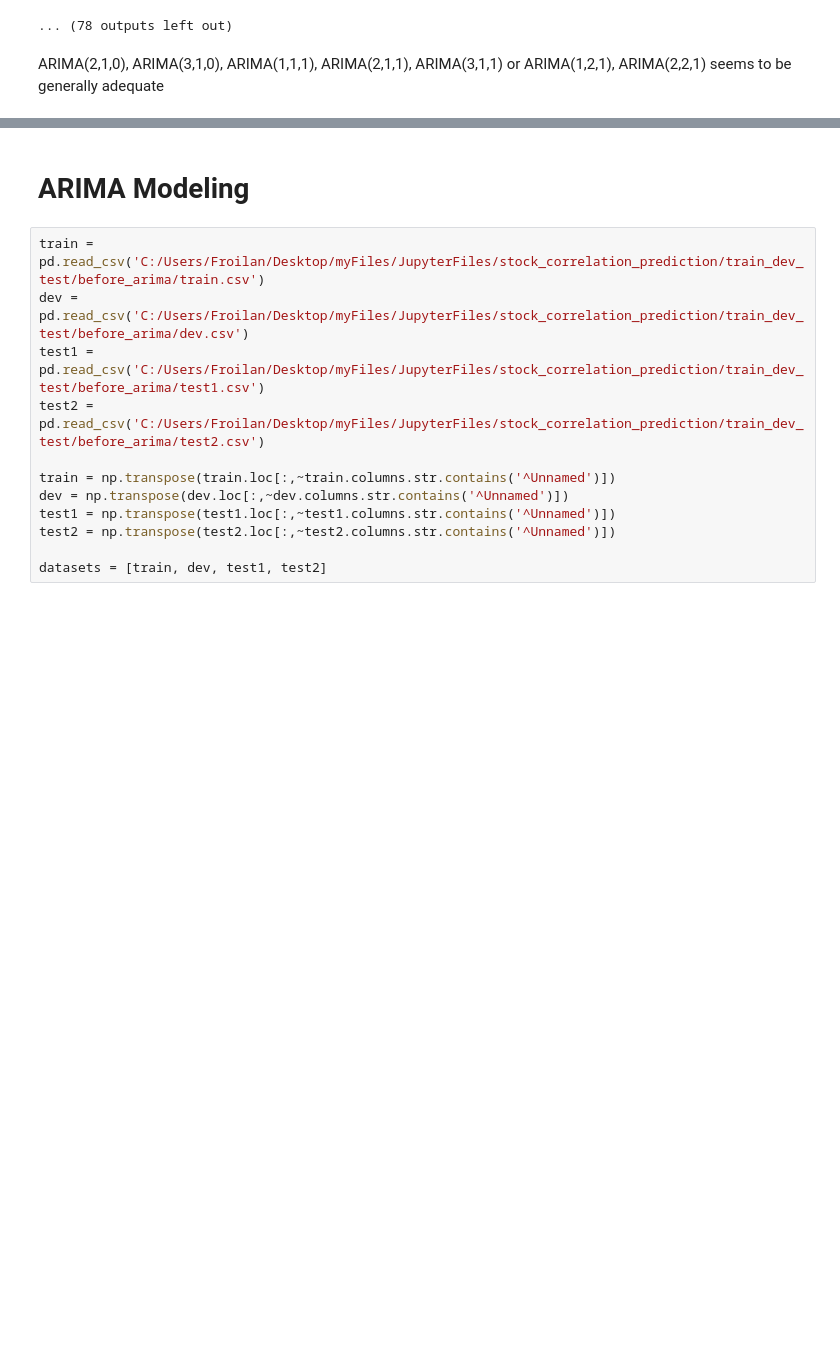
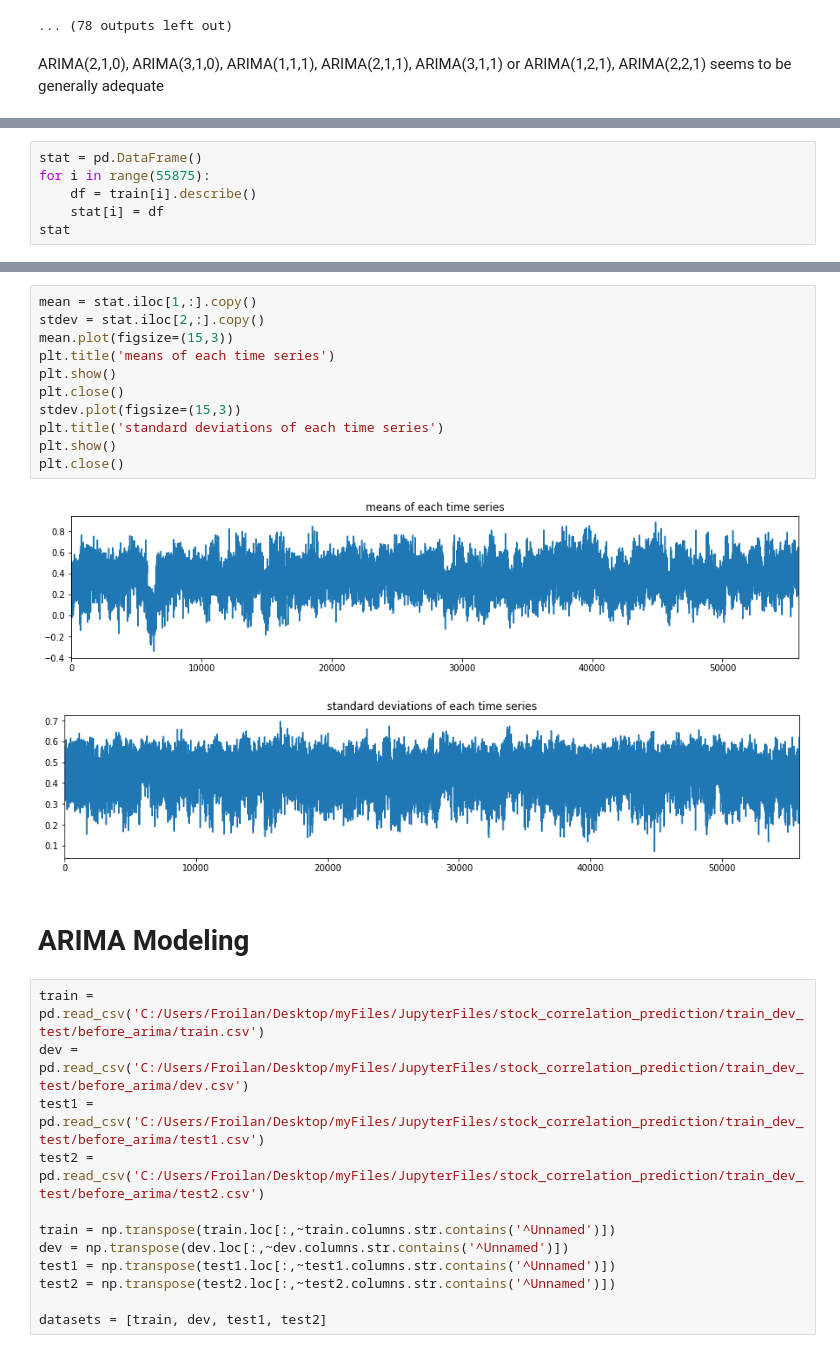
Before and after one commit to imhgchoi/ARIMA-LSTM-hybrid-corrcoef-predict, a Jupyter notebook: ARIMA_MODELING.ipynb, the cells around one changed output, grey strips where cells are left out. Cells and saved outputs as stored; diff of their text form; blank space fills up the shorter version.

```diff
--- a/ARIMA_MODELING.ipynb
+++ b/ARIMA_MODELING.ipynb
@@ -152,0 +179,6 @@ ARIMA(2,1,0), ARIMA(3,1,0), ARIMA(1,1,1), ARIMA(2,1,1), ARIMA(3,1,1) or ARIMA(1,
+# %%
+stat = pd.DataFrame()
+for i in range(55875):
+    df = train[i].describe()
+    stat[i] = df
+stat
@@ -153,3 +196,17 @@ ARIMA(2,1,0), ARIMA(3,1,0), ARIMA(1,1,1), ARIMA(2,1,1), ARIMA(3,1,1) or ARIMA(1,
+# %%
+mean = stat.iloc[1,:].copy()
+stdev = stat.iloc[2,:].copy()
+mean.plot(figsize=(15,3))
+plt.title('means of each time series')
+plt.show()
+plt.close()
+stdev.plot(figsize=(15,3))
+plt.title('standard deviations of each time series')
+plt.show()
+plt.close()
+# %% [output]
+[figure, added]
+[figure, added]
 # %% [markdown]
 # ARIMA Modeling
 # %%
```
Also changed, not shown: parts of 3 cells of this notebook, 1 other file.
